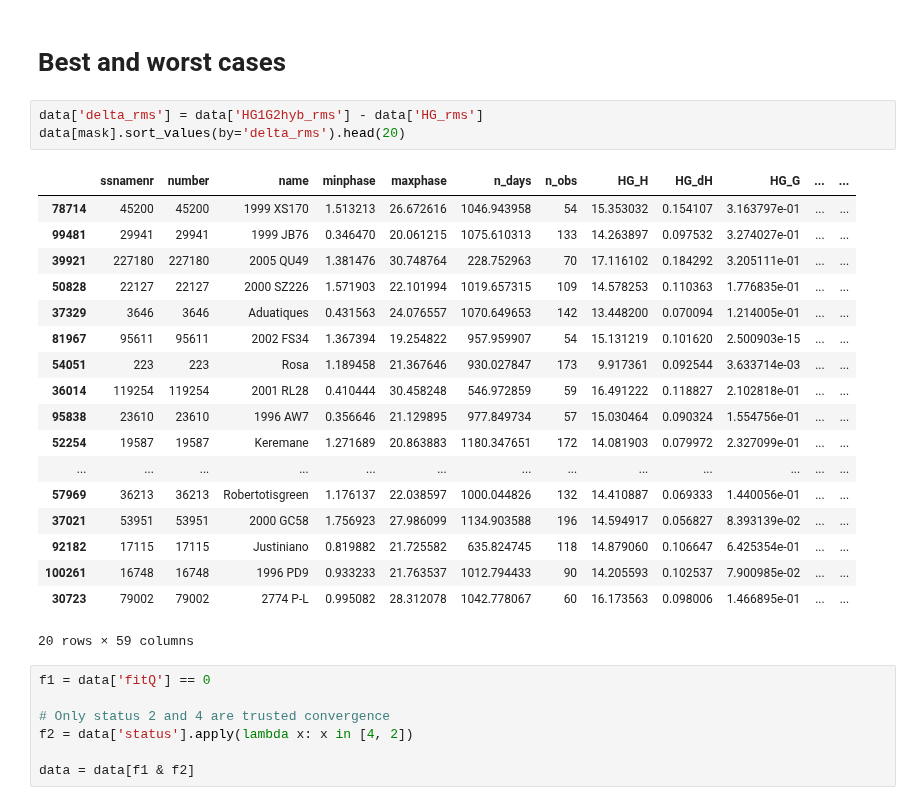
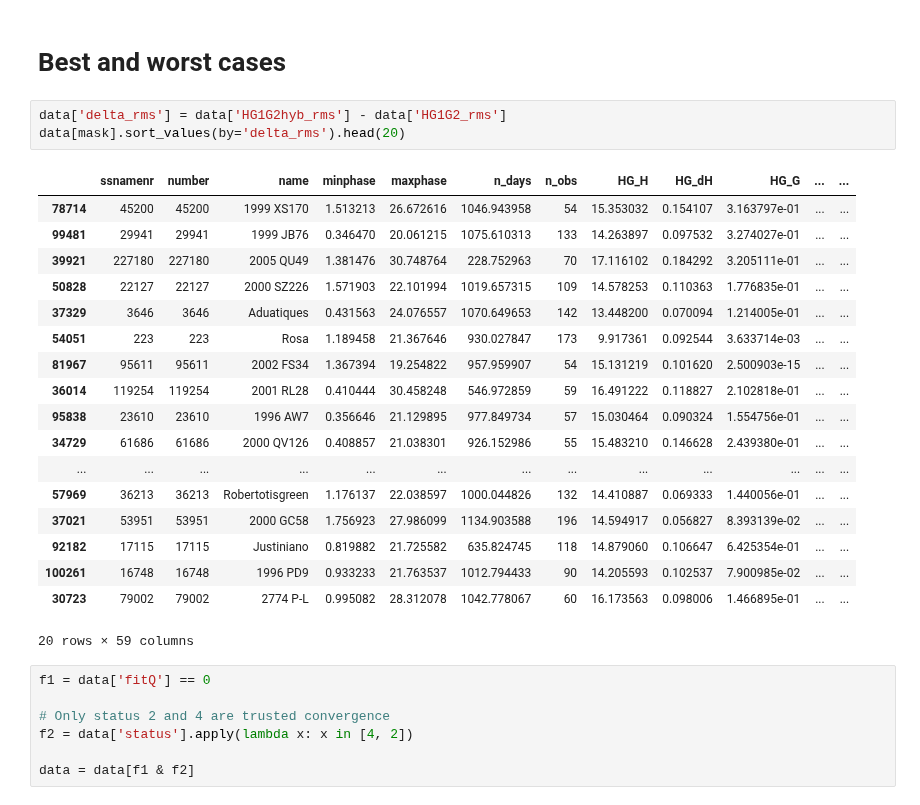
Before and after one commit to astrolabsoftware/fink-tutorials, a Jupyter notebook: sso/spins/2_compare_models.ipynb, the cells around one changed output. Saved outputs shown, nothing was run; the diff lists cells and outputs as text.

```diff
--- a/sso/spins/2_compare_models.ipynb
+++ b/sso/spins/2_compare_models.ipynb
@@ -609,20 +620,20 @@ for a in [ax0,ax1,ax2]:
 # %% [markdown]
 # Best and worst cases
 # %%
-data['delta_rms'] = data['HG1G2hyb_rms'] - data['HG_rms']
+data['delta_rms'] = data['HG1G2hyb_rms'] - data['HG1G2_rms']
 data[mask].sort_values(by='delta_rms').head(20)
 # %% [output]
 |  | ssnamenr | number | name | minphase | maxphase | n_days | n_obs | HG_H | HG_dH | HG_G | ... | ... |
 | 78714 | 45200 | 45200 | 1999 XS170 | 1.513213 | 26.672616 | 1046.943958 | 54 | 15.353032 | 0.154107 | 3.163797e-01 | ... | ... |
 | 99481 | 29941 | 29941 | 1999 JB76 | 0.346470 | 20.061215 | 1075.610313 | 133 | 14.263897 | 0.097532 | 3.274027e-01 | ... | ... |
 | 39921 | 227180 | 227180 | 2005 QU49 | 1.381476 | 30.748764 | 228.752963 | 70 | 17.116102 | 0.184292 | 3.205111e-01 | ... | ... |
 | 50828 | 22127 | 22127 | 2000 SZ226 | 1.571903 | 22.101994 | 1019.657315 | 109 | 14.578253 | 0.110363 | 1.776835e-01 | ... | ... |
 | 37329 | 3646 | 3646 | Aduatiques | 0.431563 | 24.076557 | 1070.649653 | 142 | 13.448200 | 0.070094 | 1.214005e-01 | ... | ... |
+| 54051 | 223 | 223 | Rosa | 1.189458 | 21.367646 | 930.027847 | 173 | 9.917361 | 0.092544 | 3.633714e-03 | ... | ... |
 | 81967 | 95611 | 95611 | 2002 FS34 | 1.367394 | 19.254822 | 957.959907 | 54 | 15.131219 | 0.101620 | 2.500903e-15 | ... | ... |
-| 54051 | 223 | 223 | Rosa | 1.189458 | 21.367646 | 930.027847 | 173 | 9.917361 | 0.092544 | 3.633714e-03 | ... | ... |
 | 36014 | 119254 | 119254 | 2001 RL28 | 0.410444 | 30.458248 | 546.972859 | 59 | 16.491222 | 0.118827 | 2.102818e-01 | ... | ... |
 | 95838 | 23610 | 23610 | 1996 AW7 | 0.356646 | 21.129895 | 977.849734 | 57 | 15.030464 | 0.090324 | 1.554756e-01 | ... | ... |
-| 52254 | 19587 | 19587 | Keremane | 1.271689 | 20.863883 | 1180.347651 | 172 | 14.081903 | 0.079972 | 2.327099e-01 | ... | ... |
+| 34729 | 61686 | 61686 | 2000 QV126 | 0.408857 | 21.038301 | 926.152986 | 55 | 15.483210 | 0.146628 | 2.439380e-01 | ... | ... |
 | ... | ... | ... | ... | ... | ... | ... | ... | ... | ... | ... | ... | ... |
 | 57969 | 36213 | 36213 | Robertotisgreen | 1.176137 | 22.038597 | 1000.044826 | 132 | 14.410887 | 0.069333 | 1.440056e-01 | ... | ... |
 | 37021 | 53951 | 53951 | 2000 GC58 | 1.756923 | 27.986099 | 1134.903588 | 196 | 14.594917 | 0.056827 | 8.393139e-02 | ... | ... |
```
Also changed, not shown: parts of 9 cells of this notebook, 19 other files.
